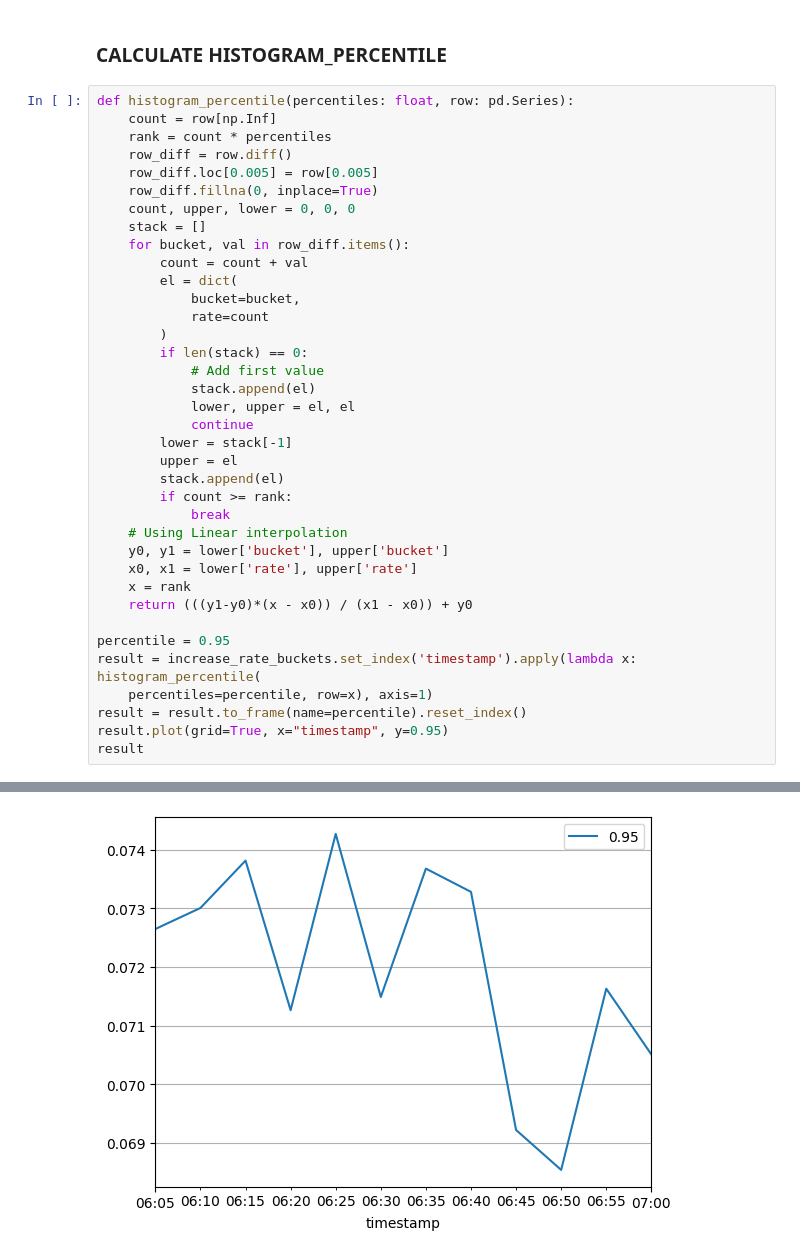
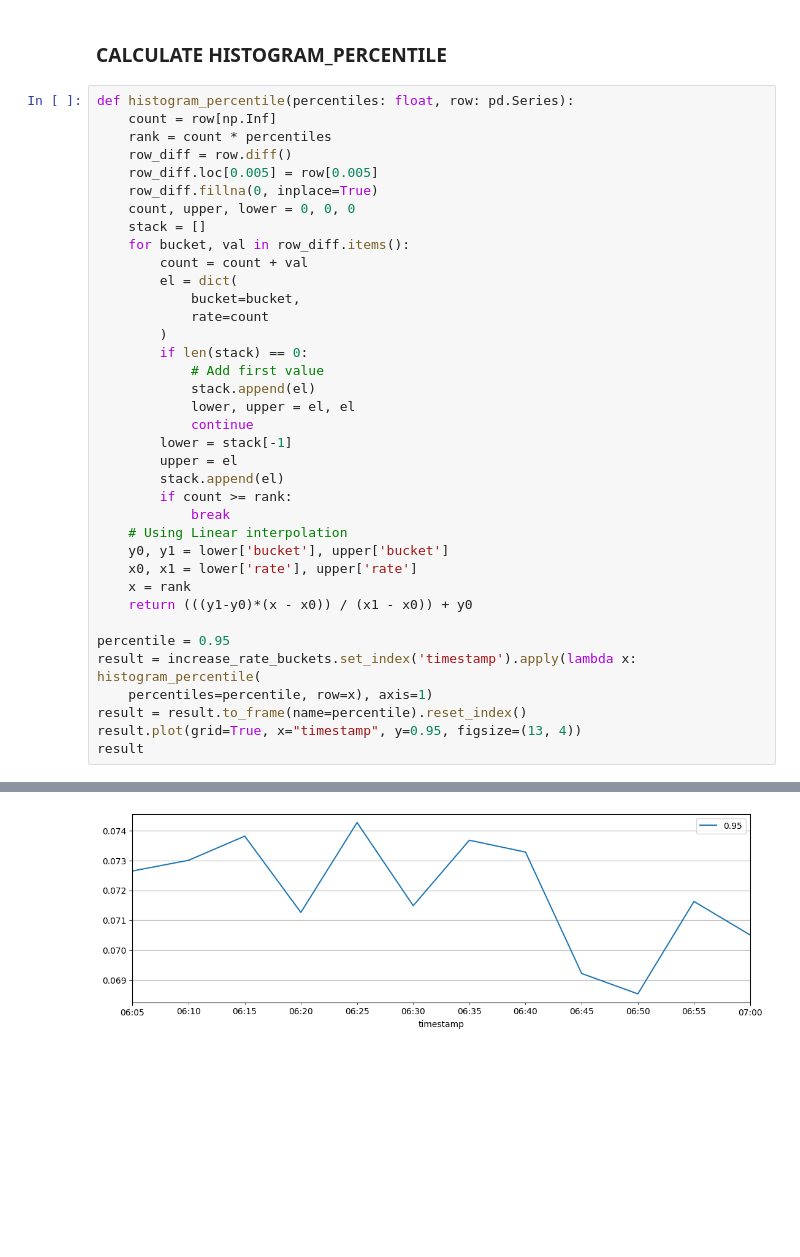
Before and after one commit to vuvietnguyenit/latency_reques_cal, a Jupyter notebook: notebooks/prometheus_histogram_latency.ipynb, the cells around one changed output, grey strips where cells are left out. Drawn from its saved outputs; the diff is of its cells as text; blank space fills up the shorter version.

```diff
--- a/notebooks/prometheus_histogram_latency.ipynb
+++ b/notebooks/prometheus_histogram_latency.ipynb
@@ -120,32 +169,32 @@ def histogram_percentile(percentiles: float, row: pd.Series):
         lower = stack[-1]
         upper = el
         stack.append(el)
         if count >= rank:
             break
     # Using Linear interpolation
     y0, y1 = lower['bucket'], upper['bucket']
     x0, x1 = lower['rate'], upper['rate']
     x = rank
     return (((y1-y0)*(x - x0)) / (x1 - x0)) + y0
 
 percentile = 0.95
 result = increase_rate_buckets.set_index('timestamp').apply(lambda x: histogram_percentile(
     percentiles=percentile, row=x), axis=1)
 result = result.to_frame(name=percentile).reset_index()
-result.plot(grid=True, x="timestamp", y=0.95)
+result.plot(grid=True, x="timestamp", y=0.95, figsize=(13, 4))
 result
 # %% [output]
 |  | timestamp | 0.95 |
 | 0 | 2024-03-11 06:05:00+07:00 | 0.072648 |
 | 1 | 2024-03-11 06:10:00+07:00 | 0.073007 |
 | 2 | 2024-03-11 06:15:00+07:00 | 0.073816 |
 | 3 | 2024-03-11 06:20:00+07:00 | 0.071262 |
 | 4 | 2024-03-11 06:25:00+07:00 | 0.074271 |
 | 5 | 2024-03-11 06:30:00+07:00 | 0.071488 |
 | 6 | 2024-03-11 06:35:00+07:00 | 0.073679 |
 | 7 | 2024-03-11 06:40:00+07:00 | 0.073282 |
 | 8 | 2024-03-11 06:45:00+07:00 | 0.069217 |
 | 9 | 2024-03-11 06:50:00+07:00 | 0.068536 |
 | 10 | 2024-03-11 06:55:00+07:00 | 0.071629 |
 | 11 | 2024-03-11 07:00:00+07:00 | 0.070507 |
-[figure, old version]
+[figure, new version]
```
Also changed, not shown: parts of 4 cells of this notebook.
